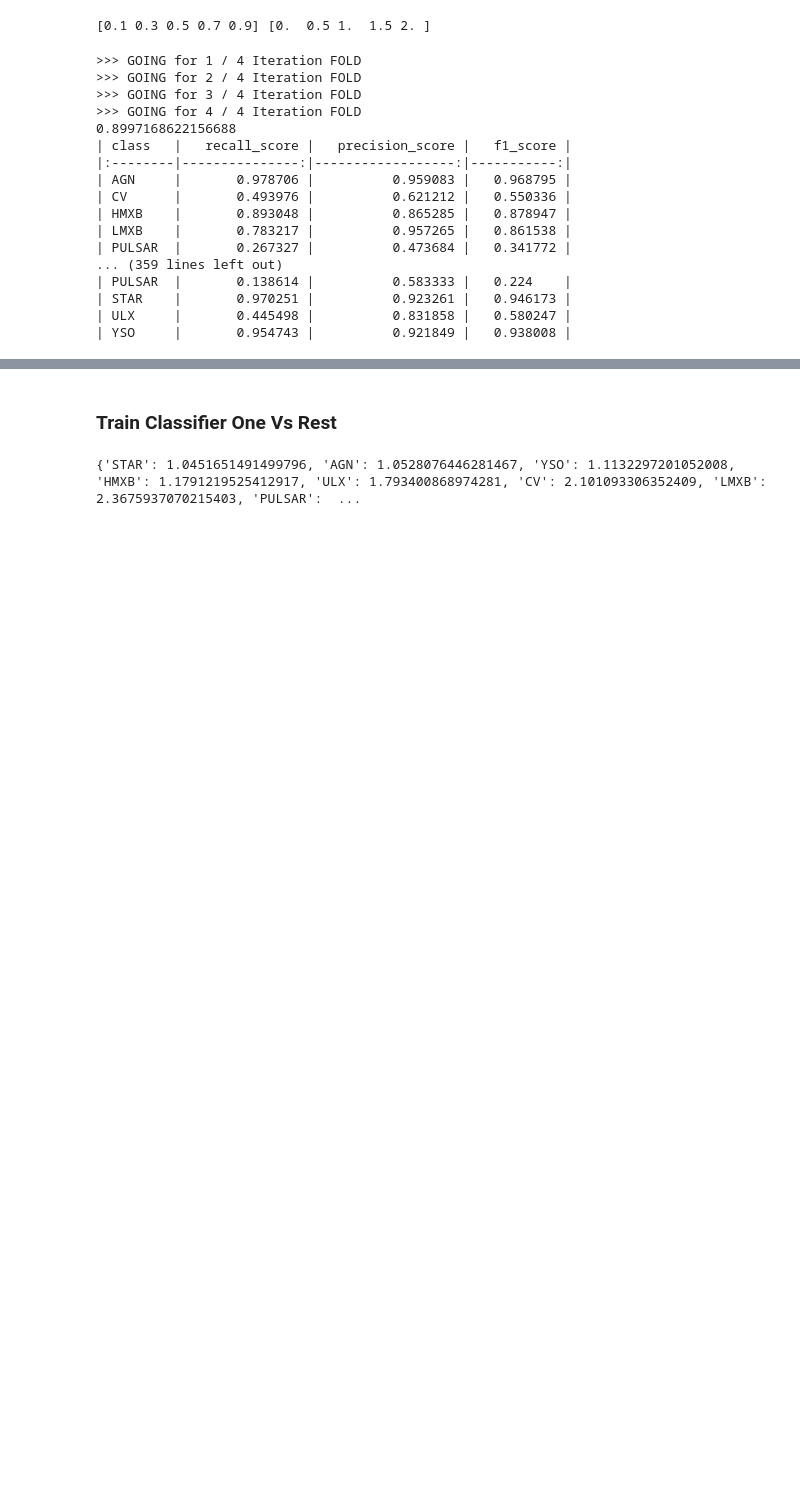
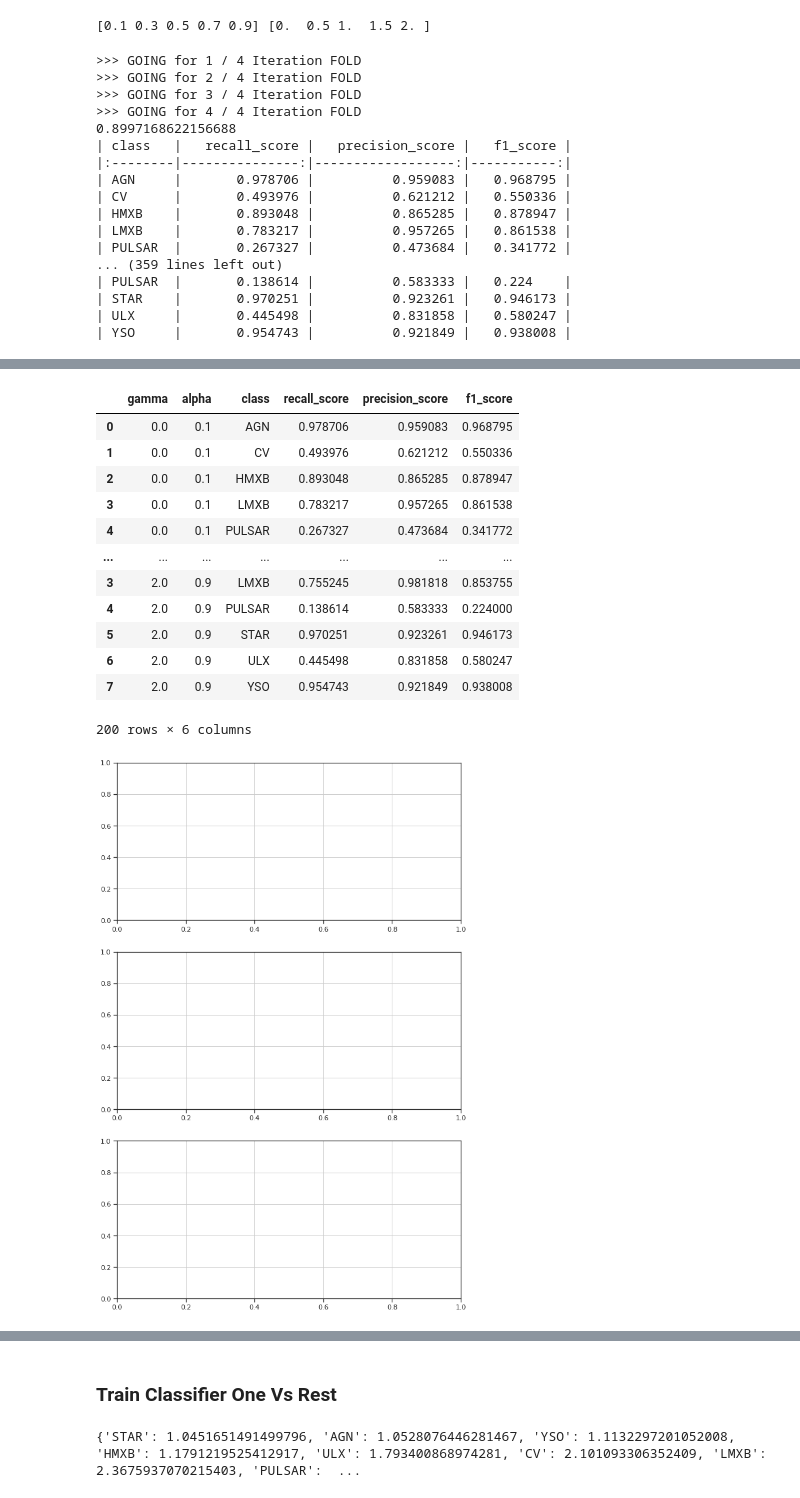
Before and after one commit to KumaranShivam5/aurora-server-final, a Jupyter notebook: lightGBM.ipynb, the cells around one changed output, grey strips where cells are left out. Drawn from its saved outputs; the diff is of its cells as text; code cells hidden in the pictures; blank space fills up the shorter version.

```diff
--- a/lightGBM.ipynb
+++ b/lightGBM.ipynb
@@ -162,0 +160,28 @@ for a in alpha:
+# %%
+fig , ax = plt.subplots(nrows=3 , ncols=1 , figsize=(10,16))
+res_df = []
+focal_tune = joblib.load('focal_tune_dict.pkl')
+for f in focal_tune:
+    alpha = f['param']['alpha']
+    gamma = f['param']['gamma']
+    temp_res_df = f['res']['class_scores'].reset_index()
+    temp_res_df.insert( 0 ,'alpha' , alpha)
+    temp_res_df.insert( 0 ,'gamma' , gamma)
+    res_df.append(temp_res_df)
+res_df = pd.concat(res_df)
+res_df
+# %% [output]
+|  | gamma | alpha | class | recall_score | precision_score | f1_score |
+| 0 | 0.0 | 0.1 | AGN | 0.978706 | 0.959083 | 0.968795 |
+| 1 | 0.0 | 0.1 | CV | 0.493976 | 0.621212 | 0.550336 |
+| 2 | 0.0 | 0.1 | HMXB | 0.893048 | 0.865285 | 0.878947 |
+| 3 | 0.0 | 0.1 | LMXB | 0.783217 | 0.957265 | 0.861538 |
+| 4 | 0.0 | 0.1 | PULSAR | 0.267327 | 0.473684 | 0.341772 |
+| ... | ... | ... | ... | ... | ... | ... |
+| 3 | 2.0 | 0.9 | LMXB | 0.755245 | 0.981818 | 0.853755 |
+| 4 | 2.0 | 0.9 | PULSAR | 0.138614 | 0.583333 | 0.224000 |
+| 5 | 2.0 | 0.9 | STAR | 0.970251 | 0.923261 | 0.946173 |
+| 6 | 2.0 | 0.9 | ULX | 0.445498 | 0.831858 | 0.580247 |
+| 7 | 2.0 | 0.9 | YSO | 0.954743 | 0.921849 | 0.938008 |
+200 rows × 6 columns
+[figure, added]
```
Also changed, not shown: parts of 2 cells of this notebook.
